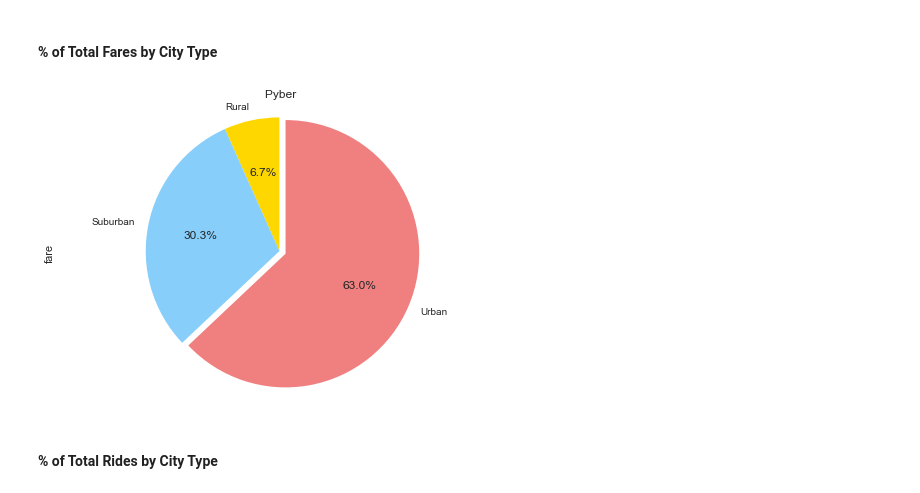
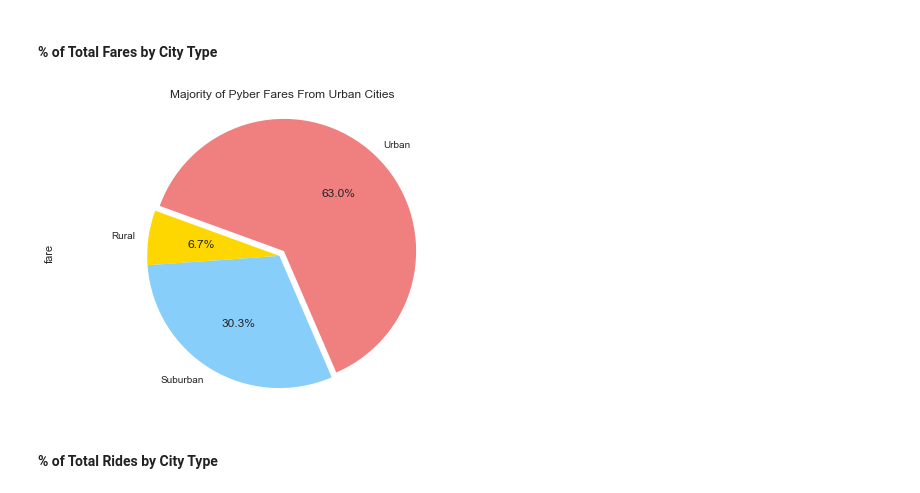
Before and after one commit to kadzema/matplotlibPyber, a Jupyter notebook: Pyber.ipynb, the cells around one changed output. Cells and saved outputs as stored; diff of their text form; code cells hidden in the pictures.

```diff
--- a/Pyber.ipynb
+++ b/Pyber.ipynb
@@ -101,16 +114,15 @@ plt.show()
 # %% [markdown]
 #### % of Total Fares by City Type
 # %%
-cityRide = city.merge(ride)
 fareTotal = cityRide.groupby("type")["fare"].sum()
 # display in a pie chart - autopct automatically calculates the percentage so we don't have to!
 colors = ['gold','lightskyblue','lightcoral']
-fareTotal.plot(kind="pie", autopct="%1.1f%%", startangle=90, colors=colors, explode=(0,0,.05))
+fareTotal.plot(kind="pie", autopct="%1.1f%%", startangle=160, colors=colors, explode=(0,0,.05))
 plt.axis("equal")
-plt.title("Pyber ")
+plt.title("Majority of Pyber Fares From Urban Cities")
 plt.show()
 # %% [output]
-[figure, old version]
+[figure, new version]
 # %% [markdown]
 #### % of Total Rides by City Type
 # %%
```
Also changed, not shown: parts of 9 cells of this notebook, 5 other files.
